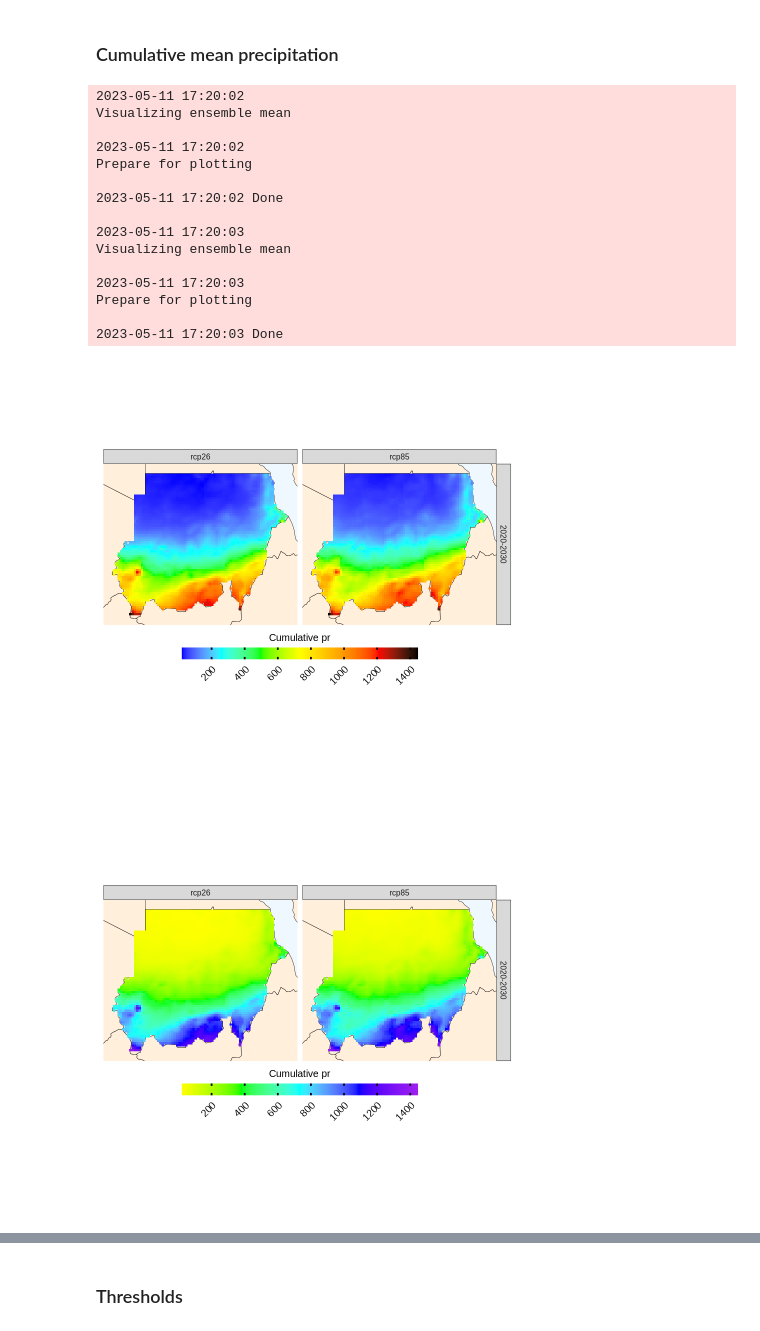
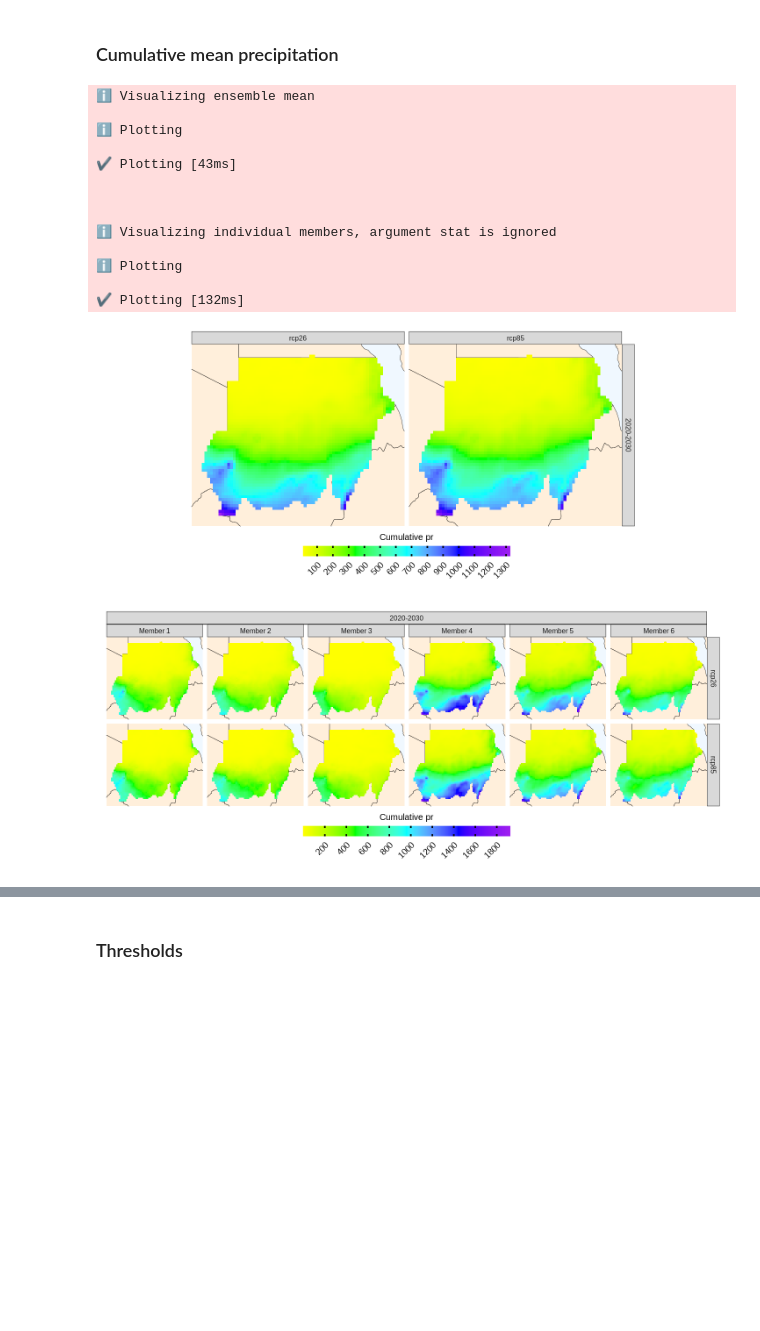
Before and after one commit to Risk-Team/CAVAanalytics, a Jupyter notebook: tutorials/projections.ipynb, the cells around one changed output, grey strips where cells are left out. Drawn from its saved outputs; the diff is of its cells as text; code cells hidden in the pictures; blank space fills up the shorter version.

```diff
--- a/tutorials/projections.ipynb
+++ b/tutorials/projections.ipynb
@@ -18,15 +16,9 @@ Loading required package: magrittr
 Loading the data is always the first step of CAVAanalytics. It is the second step that changes the most and it is where we perform different analyses.
 The load_data functions allow users to load netcdf file stored locally (specific data structure has to be followed, for more info type ?loade_data) or remotely. In this notebook we will use CORDEX-CORE data stored remotely at the University of Cantabria server. This is one of the main feature of CAVAanalytics
 # %%
-# this function has several arguments. To load CORDEX-CORE data simply specify path.to.data as CORDEX-XORE and the
-# domain of interest. For example Sudan is in the African domain.
-# You can check the domain here (https://www.researchgate.net/figure/The-ten-CORDEX-CORE-model-domains-simulated-by-the-model-REMO-North-America-NAM_fig1_337370761)
-# if you want to also load observatipnal data, simply specify W5E5 in path.to.obs and years.hist.
-# When you specify years.hist, you would automatically load the historical simulations run of CORDEX-CORE.
-# aggr.m allows user to perform monthly aggregation if daily values are not needed.
-# This is almost always the case except when calculation of agroclimatic indicators is needed.
+# Type ?load_data to explore all options
 
 exmp1 <- load_data(country = "Sudan", path.to.data = "CORDEX-CORE", variable = "pr", years.proj = 2020:2030,
-                   years.hist = 2000,
-                   path.to.obs = NULL, buffer = 0, domain = "AFR-22", xlim=NULL, ylim=NULL, aggr.m="none")
+                   years.hist = 1980,
+                   path.to.obs = NULL, domain = "AFR-22")
 # %% [output]
@@ -52,10 +44,7 @@ exmp1 <- load_data(country = "Sudan", path.to.data = "CORDEX-CORE", variable = "
 Projections is one of the function available in step 2 of the CAVAanalytics framework. As the name gives away, it is used to look at future projections. There are several arguments in this function.
 # %%
 # this funciton does several things in the background.
-# Firstly, it is possuble to look at specific seasons with the argument season.
-# In this case we are looking at the whole year.
-# Secondly, it is possible to perform bias correction and calculate agroclimatic indicators.
+# For example, it is possibl to calculate agroclimatic indicators by specifying lowert and uppert.
 # Those can be calculated only for daily data
-proj <- projections(data=exmp1,season = 1:12,  bias.correction = FALSE, uppert = NULL,
-                    lowert = NULL, consecutive = F, duration = "max")
+proj <- projections(data=exmp1,season = 1:12)
 # %% [output]
@@ -76,29 +82,27 @@ Plotting allows us to visualize the results of step2 in a very flexible way
 # %% [markdown]
 ### Cumulative mean precipitation
 # %%
-# default plot
-plotting(proj, ensemble = TRUE, palette = NULL, legend_range = NULL,
-         plot_titles = "Cumulative pr", bins = F, alpha = NA)
+options(repr.plot.width=12, repr.plot.height=5)
+# specify color palette with palette
+plotting(proj, ensemble = TRUE, palette = c("yellow","green", "cyan", "blue", "purple"),
+         plot_titles = "Cumulative pr")
 
-# specify color palette with palette
-plotting(proj, ensemble = TRUE, palette = c("yellow","green", "cyan", "blue", "purple"), legend_range = NULL,
-         plot_titles = "Cumulative pr", bins = F, alpha = NA)
+plotting(proj, ensemble = FALSE, palette = c("yellow","green", "cyan", "blue", "purple"),
+         plot_titles = "Cumulative pr")
 # %% [output]
-2023-05-11 17:20:02
-Visualizing ensemble mean
+ℹ Visualizing ensemble mean
 
-2023-05-11 17:20:02
-Prepare for plotting
+ℹ Plotting
 
-2023-05-11 17:20:02 Done
+✔ Plotting [43ms]
 
-2023-05-11 17:20:03
-Visualizing ensemble mean
 
-2023-05-11 17:20:03
-Prepare for plotting
 
-2023-05-11 17:20:03 Done
+ℹ Visualizing individual members, argument stat is ignored
+
+ℹ Plotting
+
+✔ Plotting [132ms]
-[figure, old version]
+[figure, new version]
-[figure, old version]
+[figure, new version]
 # %%
```
Also changed, not shown: parts of 11 cells of this notebook, 3 other files.
